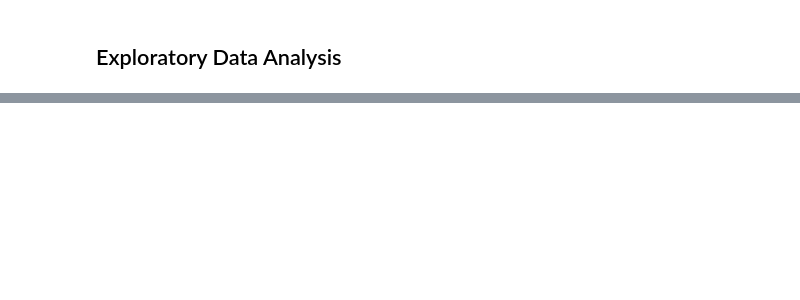
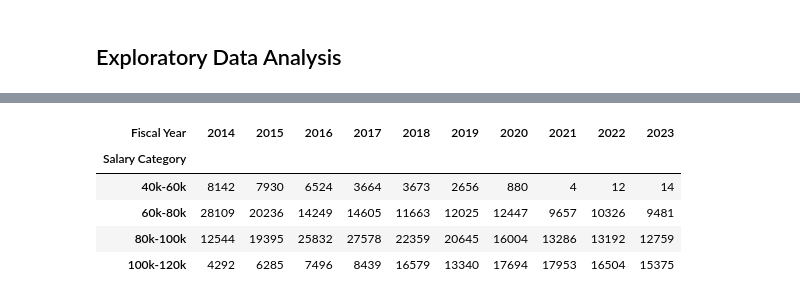
Before and after one commit to Anias-clo/Teacher_Payroll_Analysis, a Jupyter notebook: poc.ipynb, the cells around one changed output, grey strips where cells are left out. Drawn from its saved outputs; the diff is of its cells as text; code cells hidden in the pictures; blank space fills up the shorter version.

```diff
--- a/poc.ipynb
+++ b/poc.ipynb
@@ -68,3 +180,10 @@ sns.countplot(data=df,
 # %%
-pd.crosstab(df['Differential Category'],df['Fiscal Year'])
+pd.crosstab(df['Salary Category'],df['Fiscal Year'])
+# %% [output]
+| Fiscal Year | 2014 | 2015 | 2016 | 2017 | 2018 | 2019 | 2020 | 2021 | 2022 | 2023 |
+| Salary Category |  |  |  |  |  |  |  |  |  |  |
+| 40k-60k | 8142 | 7930 | 6524 | 3664 | 3673 | 2656 | 880 | 4 | 12 | 14 |
+| 60k-80k | 28109 | 20236 | 14249 | 14605 | 11663 | 12025 | 12447 | 9657 | 10326 | 9481 |
+| 80k-100k | 12544 | 19395 | 25832 | 27578 | 22359 | 20645 | 16004 | 13286 | 13192 | 12759 |
+| 100k-120k | 4292 | 6285 | 7496 | 8439 | 16579 | 13340 | 17694 | 17953 | 16504 | 15375 |
 # %%
```
Also changed, not shown: parts of 31 cells of this notebook, 4 other files.
